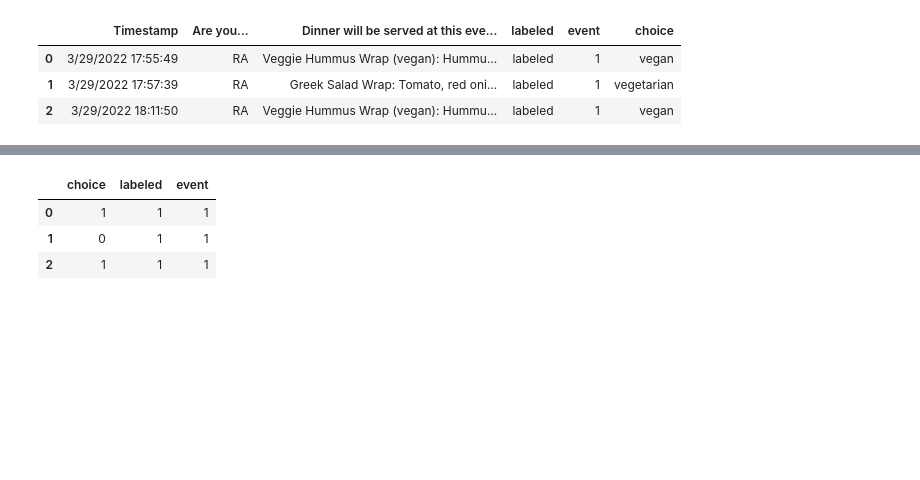
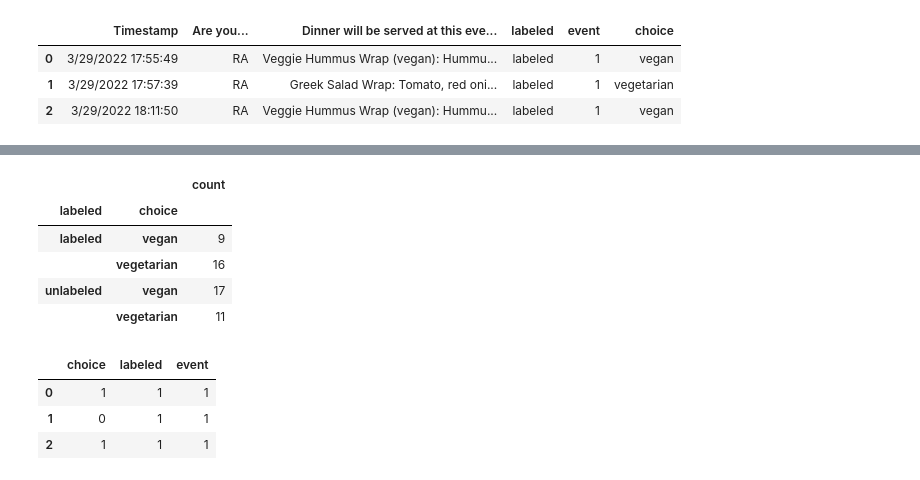
Before and after one commit to aberke/ff, a Jupyter notebook: data-analysis/field-studies-analysis.ipynb, the cells around one changed output, grey strips where cells are left out. Cells and saved outputs as stored; diff of their text form; code cells hidden in the pictures; blank space fills up the shorter version.

```diff
--- a/data-analysis/field-studies-analysis.ipynb
+++ b/data-analysis/field-studies-analysis.ipynb
@@ -77,3 +104,13 @@ study 1: 53 total choices
+# %%
+study1_totals_df = study1_df.groupby(['labeled','choice'])['Timestamp'].count().rename('count').to_frame()
+study1_totals_df
+# %% [output]
+|  |  | count |
+| labeled | choice |  |
+| labeled | vegan | 9 |
+|  | vegetarian | 16 |
+| unlabeled | vegan | 17 |
+|  | vegetarian | 11 |
 # %%
 study1_df['choice'] = study1_df['choice'].apply(lambda c: 1 if c=='vegan' else 0)
 study1_df['labeled'] =study1_df['labeled'].apply(lambda l: 1 if l=='labeled' else 0)
```
Also changed, not shown: parts of 5 cells of this notebook.
